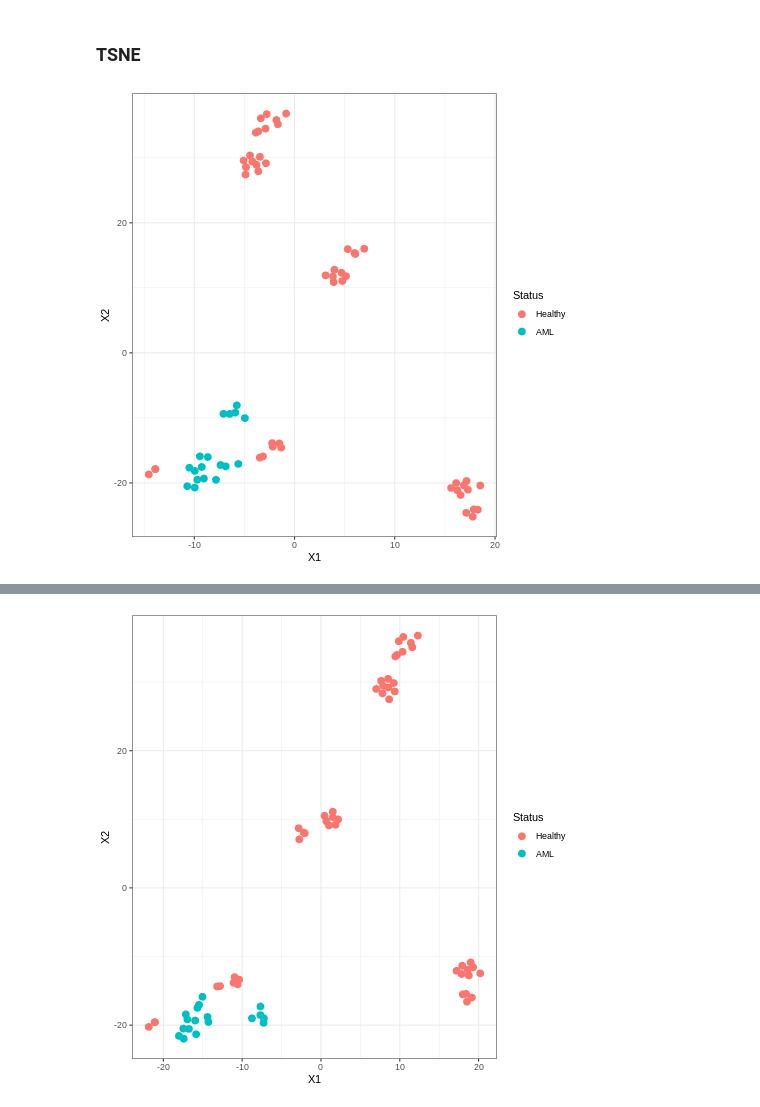
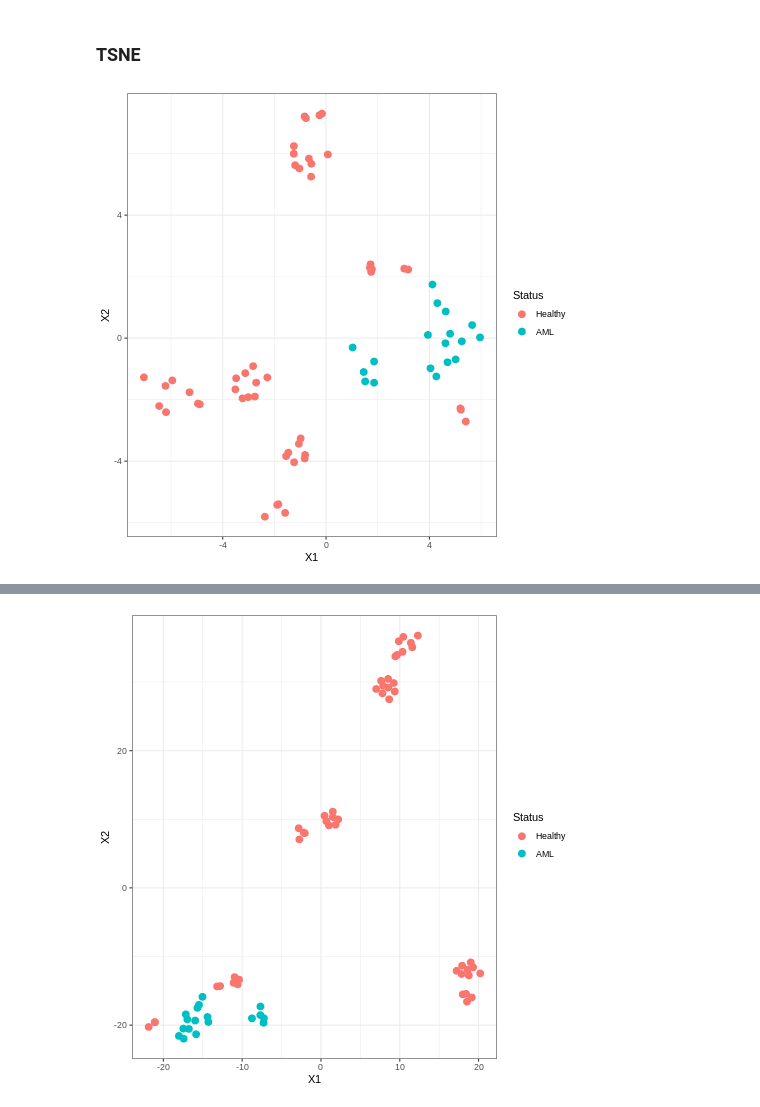
Before and after one commit to ckoorosh/Bio-Project-Fall22, a Jupyter notebook: Phase 1/Bio_Phase_1.ipynb, the cells around one changed output, grey strips where cells are left out. Drawn from its saved outputs; the diff is of its cells as text; code cells hidden in the pictures.

```diff
--- a/Phase 1/Bio_Phase_1.ipynb
+++ b/Phase 1/Bio_Phase_1.ipynb
@@ -610,12 +514,11 @@ ggplot(data = scores, aes(x = PC1, y = PC2, label = gds48558$group)) +
 # %%
 %%R
 
 set.seed(100)
-tsne_results <- Rtsne(t(expr), perplexity=8, check_duplicates = T,dim=2) # You can change the value of perplexity and see how the plot changes
+tsne_results <- Rtsne(t(expr), perplexity=20, check_duplicates = F,dim=2) # You can change the value of perplexity and see how the plot changes
 
 ## Generate the t_SNE plot
 tcar <- data.frame(tsne_results$Y, Status = gds48558$group)
-
 ggplot(tcar, aes(X1, X2, color = Status)) + geom_point(size = 3) + theme_bw()
 # %% [output]
-[figure, old version]
+[figure, new version]
```
Also changed, not shown: parts of 29 cells of this notebook, 7 other files.
